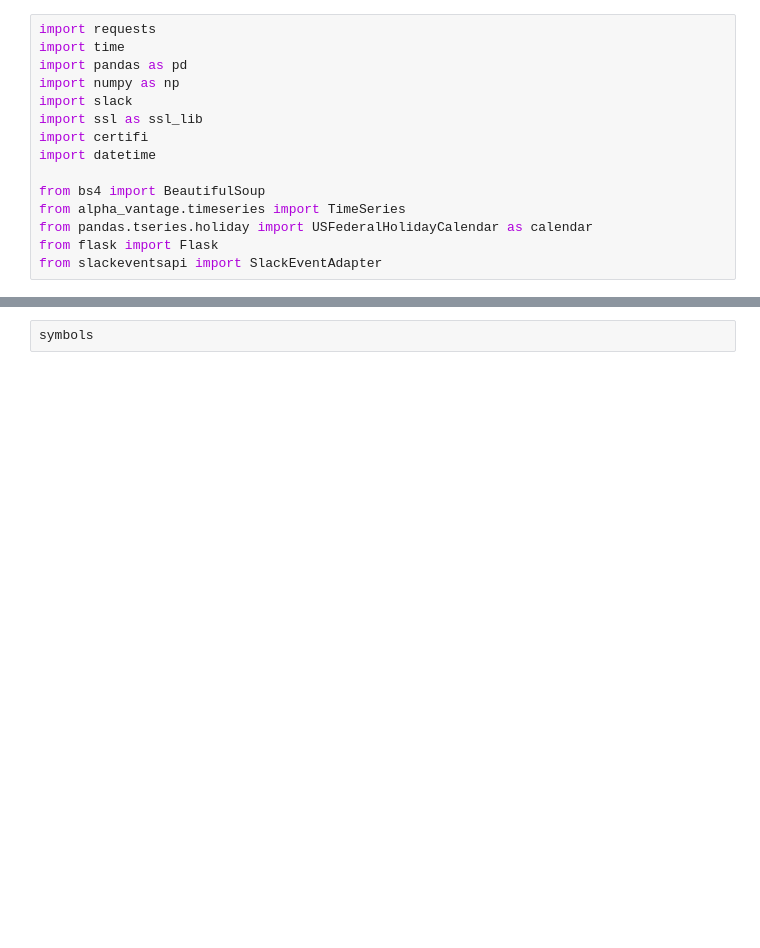
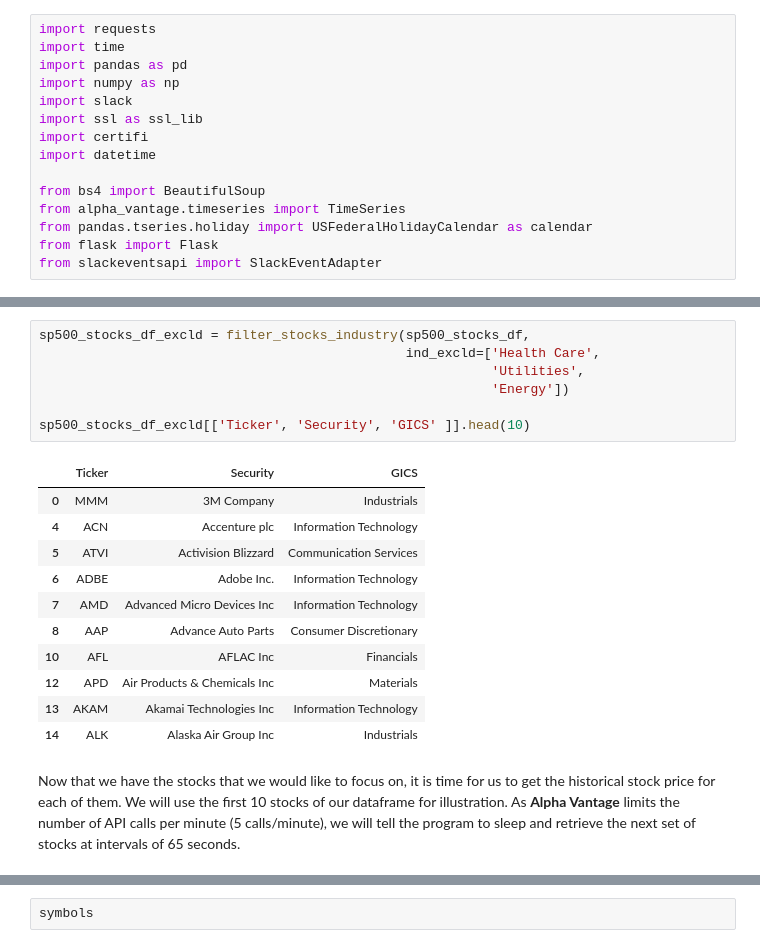
Before and after one commit to kenneth-wang/fastpages, a Jupyter notebook: _notebooks/2020_03_01_Smartie_Slackbot.ipynb, the cells around one changed output, grey strips where cells are left out. Saved outputs shown, nothing was run; the diff lists cells and outputs as text; blank space fills up the shorter version.

Commit message:
second draft of smartie slackbot

```diff
--- a/_notebooks/2020_03_01_Smartie_Slackbot.ipynb
+++ b/_notebooks/2020_03_01_Smartie_Slackbot.ipynb
@@ -226,0 +490,21 @@ info, symbols = get_stock_price(sp500_stocks_df_excld)
+# %%
+sp500_stocks_df_excld = filter_stocks_industry(sp500_stocks_df,
+                                               ind_excld=['Health Care',
+                                                          'Utilities',
+                                                          'Energy'])
+
+sp500_stocks_df_excld[['Ticker', 'Security', 'GICS' ]].head(10)
+# %% [output]
+|  | Ticker | Security | GICS |
+| 0 | MMM | 3M Company | Industrials |
+| 4 | ACN | Accenture plc | Information Technology |
+| 5 | ATVI | Activision Blizzard | Communication Services |
+| 6 | ADBE | Adobe Inc. | Information Technology |
+| 7 | AMD | Advanced Micro Devices Inc | Information Technology |
+| 8 | AAP | Advance Auto Parts | Consumer Discretionary |
+| 10 | AFL | AFLAC Inc | Financials |
+| 12 | APD | Air Products & Chemicals Inc | Materials |
+| 13 | AKAM | Akamai Technologies Inc | Information Technology |
+| 14 | ALK | Alaska Air Group Inc | Industrials |
+# %% [markdown]
+Now that we have the stocks that we would like to focus on, it is time for us to get the historical stock price for each of them. We will use the first 10 stocks of our dataframe for illustration. As **Alpha Vantage** limits the number of API calls per minute (5 calls/minute), we will tell the program to sleep and retrieve the next set of stocks at intervals of 65 seconds.
```
Also changed, not shown: parts of 220 cells of this notebook.
